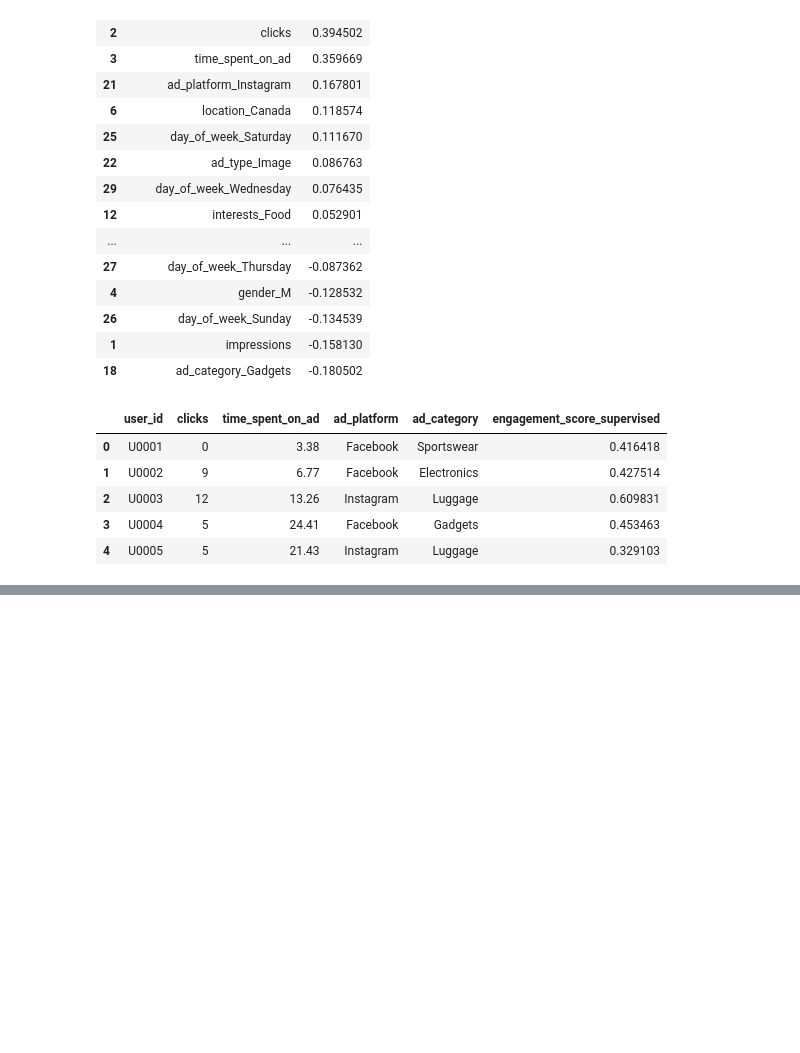
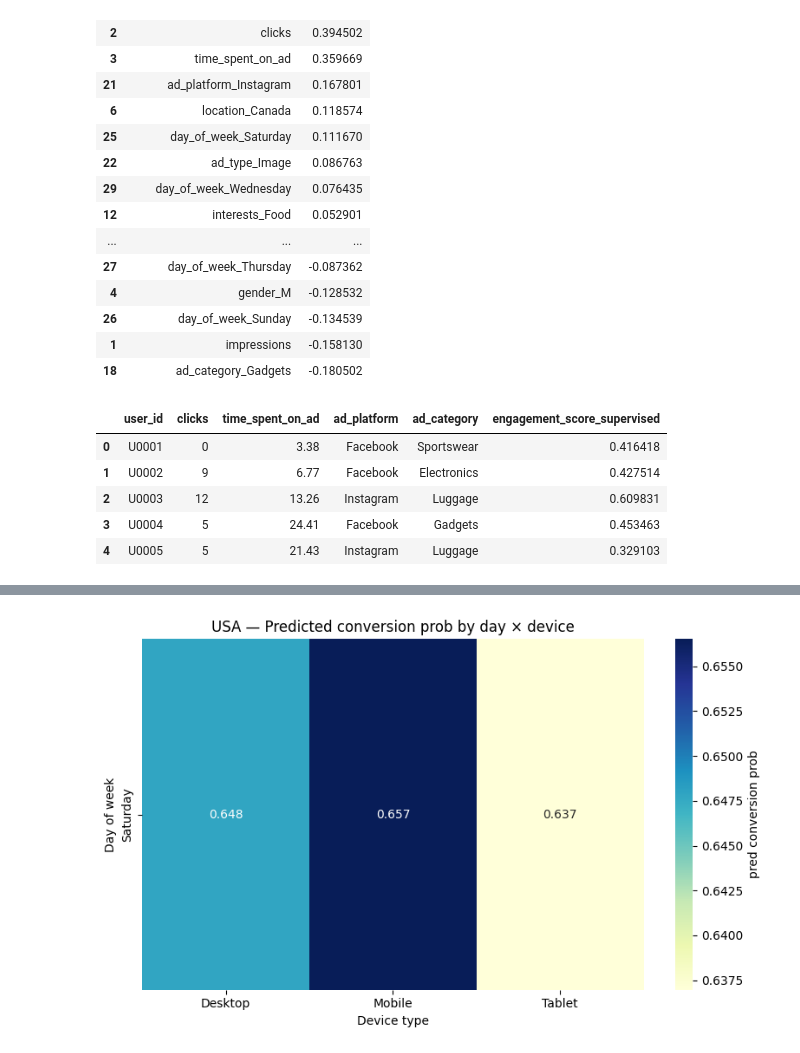
Before and after one commit to shetty-shithil/ctr-prediction-engagement-modeling, a Jupyter notebook: notebooks/04_final_model.ipynb, the cells around one changed output, grey strips where cells are left out. Saved outputs shown, nothing was run; the diff lists cells and outputs as text; code cells hidden in the pictures; blank space fills up the shorter version.

```diff
--- a/notebooks/04_final_model.ipynb
+++ b/notebooks/04_final_model.ipynb
@@ -148,0 +451,15 @@ df[['user_id','clicks','time_spent_on_ad','ad_platform','ad_category','engagemen
+# %%
+def plot_heatmap_for_country(country):
+    sub = results_sorted[results_sorted['country']==country]
+    if sub.empty:
+        print("No results for", country); return
+    pivot = sub.pivot_table(index='day_of_week', columns='device_type', values='predicted_conversion_prob', aggfunc='mean')
+    plt.figure(figsize=(8,5))
+    sns.heatmap(pivot, annot=True, fmt=".3f", cmap="YlGnBu", cbar_kws={'label':'pred conversion prob'})
+    plt.title(f"{country} — Predicted conversion prob by day × device")
+    plt.ylabel("Day of week"); plt.xlabel("Device type")
+    plt.tight_layout(); plt.show()
+
+plot_heatmap_for_country(top1['country'].iloc[1])
+# %% [output]
+[figure, added]
```
Also changed, not shown: parts of 19 cells of this notebook, 2 other files.
